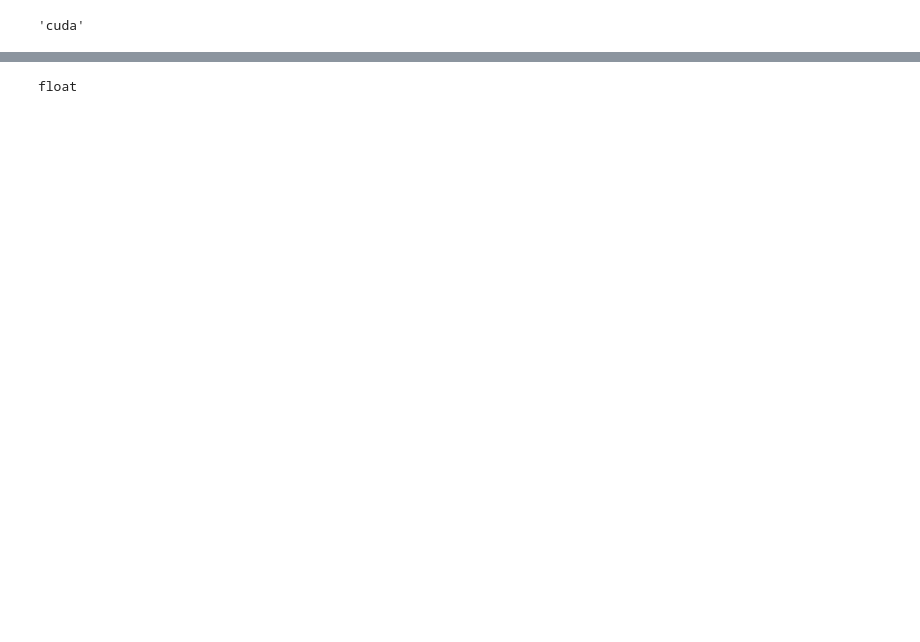
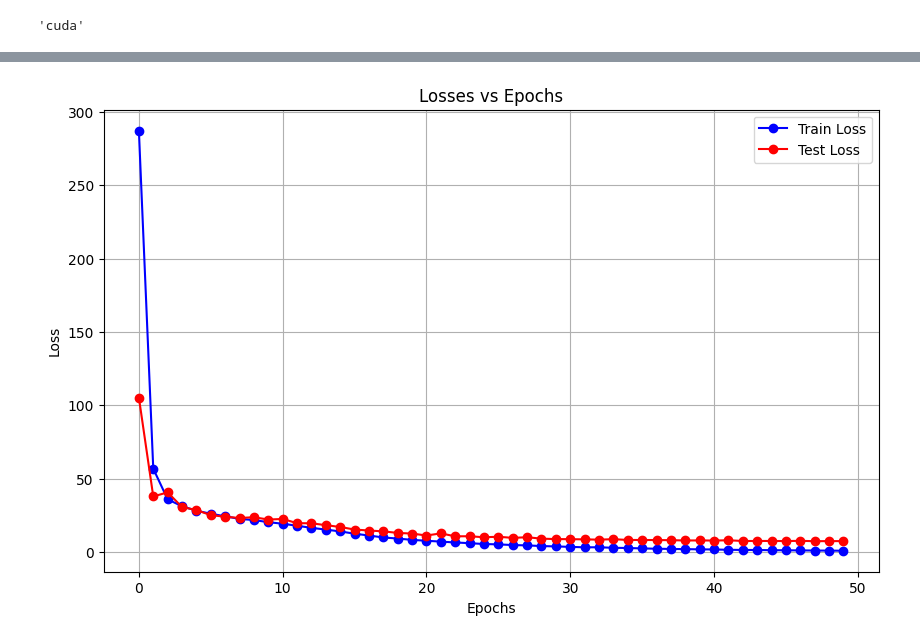
Before and after one commit to vaishnavi026/Circle-Detection-ML-Challenge-, a Jupyter notebook: notebook_using_fn.ipynb, the cells around one changed output, grey strips where cells are left out. Cells and saved outputs as stored; diff of their text form; code cells hidden in the pictures; blank space fills up the shorter version.

```diff
--- a/notebook_using_fn.ipynb
+++ b/notebook_using_fn.ipynb
@@ -41,3 +37,3 @@ Data saved to ../data/noise_0.1_size_100_samples_30000.pkl
 # %%
-train_loader, test_loader = get_train_test_data(noise_level=0.1, img_size=100, num_samples=30000)
+train_loader, test_loader = get_train_test_data(noise_level=0.1, img_size=100, num_samples=20000)
 # %% [output]
@@ -119,11 +115,12 @@ optimizer = torch.optim.Adam(model.parameters(),
                              lr = 0.0001)
 # %%
 
+%%capture captured_output
 
 torch.manual_seed(42)
 start_time= timer()
 print("Hi")
-epochs = 100
+epochs = 50
 train_losses = []
 test_losses = []
 test_accs = []
@@ -160,3 +157,6 @@ for epoch in tqdm(range(epochs)):
     total_train_time_model = print_train_time(start=start_time,
                                                 end=end_time,
                                                 device=str(next(model.parameters()).device))
+
+with open('output.txt', 'w') as f:
+        f.write(captured_output.stdout)
@@ -230,4 +163,23 @@ Train Loss:  14.66672 | Train Accuracy: 0.91
-# %%
-type(train_losses[0].item())
-# %% [output]
-float
+# %%
+import matplotlib.pyplot as plt
+
+def plot_losses(epochs, train_losses, test_losses=None):
+    plt.figure(figsize=(10, 6))
+
+    plt.plot(epochs, train_losses, label='Train Loss', color='blue', marker='o')
+
+    if test_losses:
+        plt.plot(epochs, test_losses, label='Test Loss', color='red', marker='o')
+
+    plt.title('Losses vs Epochs')
+    plt.xlabel('Epochs')
+    plt.ylabel('Loss')
+    plt.legend()
+    plt.grid(True)
+    plt.show()
+
+
+
+plot_losses(epochs_, train_losses, test_losses)
+# %% [output]
+[figure, added]
```
Also changed, not shown: parts of 7 cells of this notebook, 3 other files.
